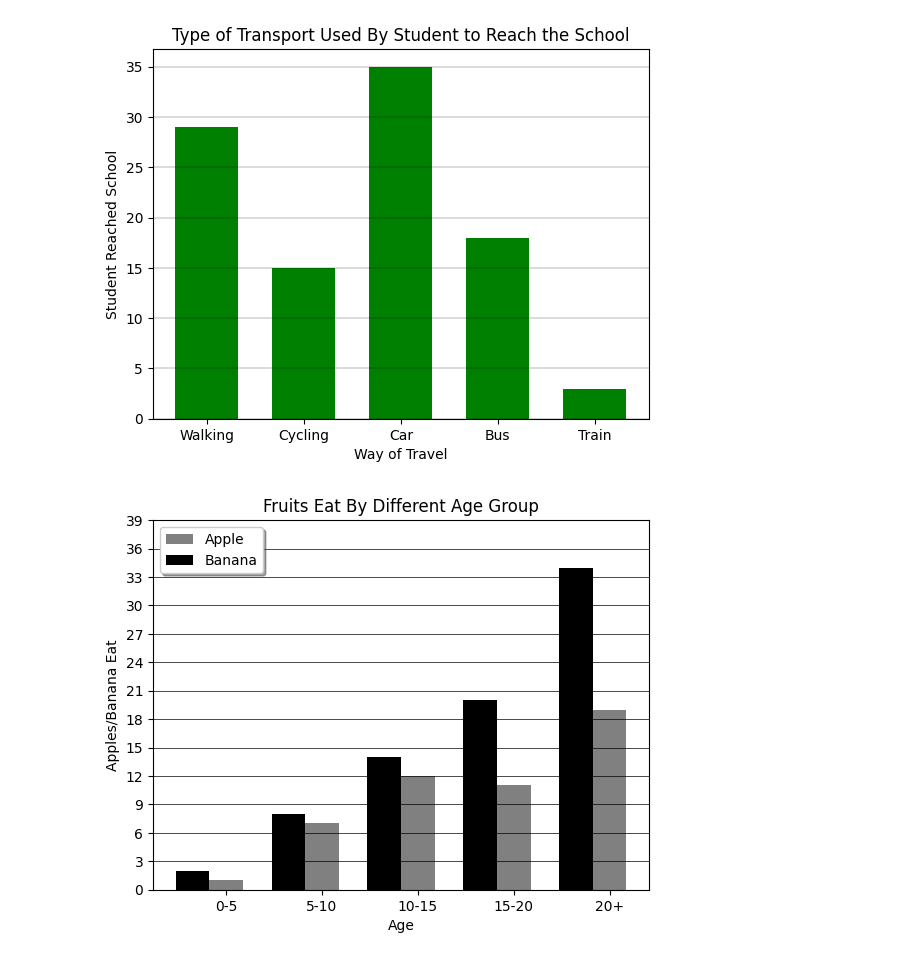
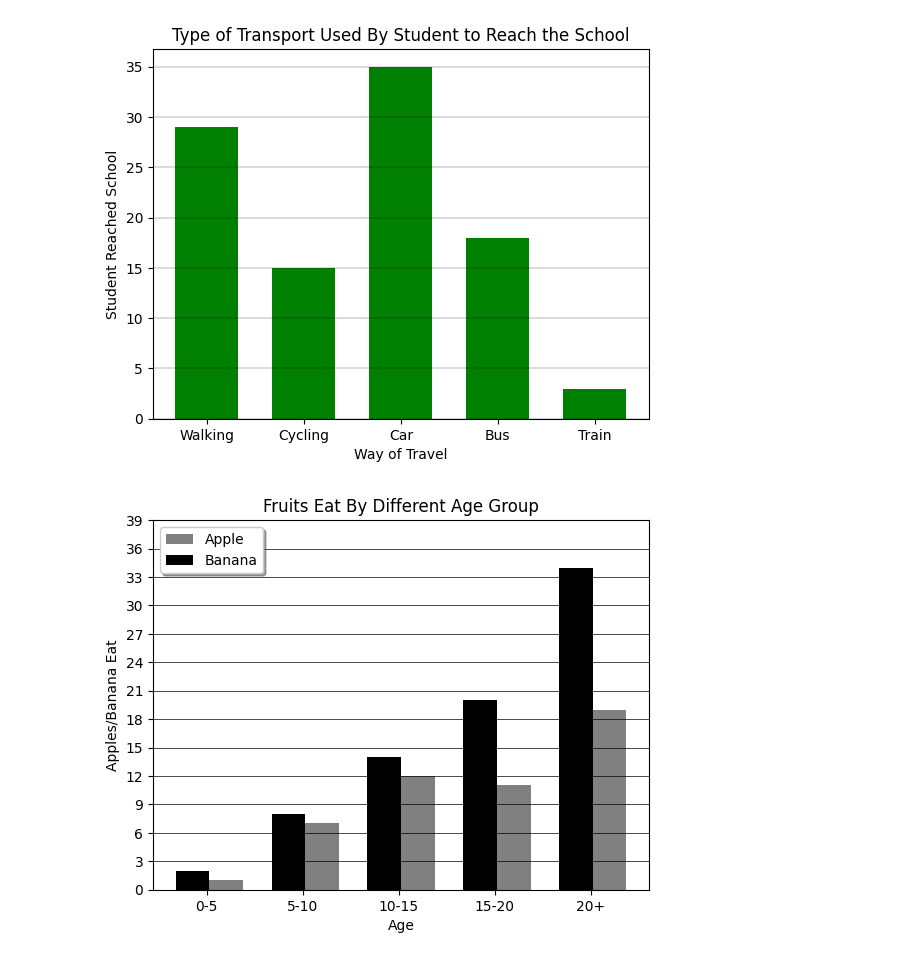
Before and after one commit to Hasnain-Sidd/Data-Science, a Jupyter notebook: Matplotlib.ipynb, the cells around one changed output. Drawn from its saved outputs; the diff is of its cells as text; code cells hidden in the pictures.

```diff
--- a/Matplotlib.ipynb
+++ b/Matplotlib.ipynb
@@ -88,17 +88,17 @@ plt.show()
 # %%
 # Number Of Apple And Banana Eat by Different Age Group People
 app=[1,7,12,11,19]
 ban=[2,8,14,20,34]
 group=np.arange(5)
 plt.bar(group,app,color='gray',width=.35)
 plt.bar(group-.35,ban,color='black',width=0.35)
-plt.xticks(group,('0-5','5-10','10-15','15-20','20+'))
+plt.xticks(group-0.2,('0-5','5-10','10-15','15-20','20+'))
 plt.xlabel("Age")
 plt.ylabel("Apples/Banana Eat")
 plt.yticks(np.arange(0,40,3))
 plt.legend(labels=('Apple','Banana'),loc='best',shadow=True)
 plt.grid(color='black',linestyle='solid',linewidth=0.5,axis='y')
 plt.title("Fruits Eat By Different Age Group")
 plt.show()
 # %% [output]
-[figure, old version]
+[figure, new version]
```
Also changed, not shown: parts of 1 cell of this notebook.
